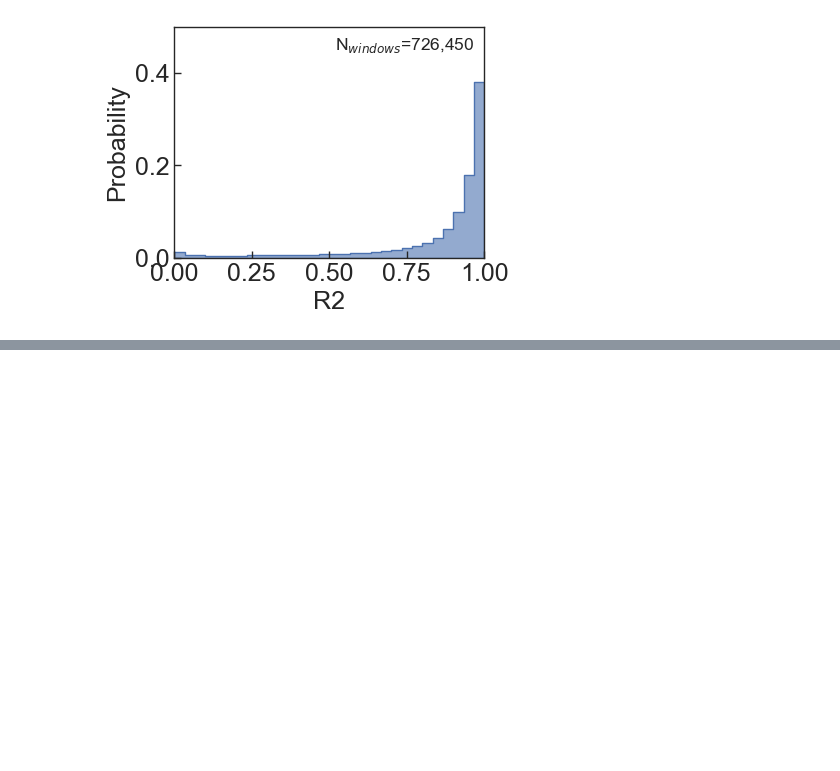
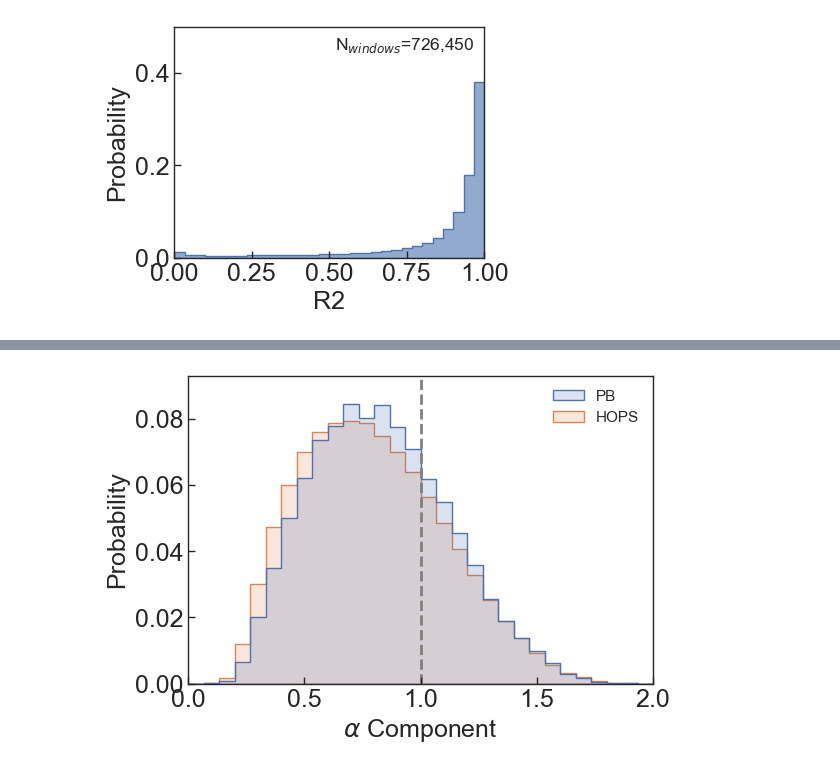
Before and after one commit to walterlab-um/Hyperosmotic_Confinement-Jump, a Jupyter notebook: plots/Running window_alpha component_plot.ipynb, the cells around one changed output, grey strips where cells are left out. Saved outputs shown, nothing was run; the diff lists cells and outputs as text; code cells hidden in the pictures; blank space fills up the shorter version.

```diff
--- a/plots/Running window_alpha component_plot.ipynb
+++ b/plots/Running window_alpha component_plot.ipynb
@@ -363,0 +397,53 @@ plt.savefig("alpha_histo.png", format="png", bbox_inches="tight", dpi=300)
+# %%
+# Load and label CSV files for each condition
+df_condition1 = load_and_label_files(csv_files_1, 'PB')
+df_condition2 = load_and_label_files(csv_files_2, 'HOPS')
+# %%
+# Combine the data from all conditions
+df_combined = pd.concat([df_condition1, df_condition2], ignore_index=True)
+# %%
+filtered_by_step_size = df_combined[df_combined['mean_step_sizes'] > mean_step_sizes_threshold]
+# %%
+final_filtered_df = filtered_by_step_size[filtered_by_step_size['R2'] > R2_threshold]
+# %%
+# Plot the probability distribution for each condition without KDE
+plt.figure(figsize=(6,4))
+ax = sns.histplot(
+    data=final_filtered_df,
+    x='alpha',
+    hue='Condition',
+    bins=30,
+    binrange = (0,2),
+    stat="probability",
+    element="step",
+    common_norm=False,
+    fill=True,
+    alpha=0.2
+)
+plt.axvline(1, ls="--", c="gray", lw=2)
+
+legend = ax.get_legend()
+legend.set_title(None)
+legend_frame = legend.get_frame()
+legend_frame.set_visible(False)
+
+plt.xlim(0, 2)
+plt.ylim(0, 0.093)
+plt.xlabel(r"$\alpha$ Component", fontsize=18)
+plt.ylabel("Probability", fontsize=18)
+plt.gca().spines[:].set_linewidth(1)
+plt.gca().tick_params(
+    axis="both",
+    which="major",
+    labelsize=18,
+    direction="in",
+    bottom=True,
+    left=True,
+    length=5,
+    width=1,
+)
+plt.gca().set_axisbelow(False)
+plt.gca().tick_params(axis="both", which="major", labelsize=18)
+plt.savefig("alpha_histo.png", format="png", bbox_inches="tight", dpi=300)
+# %% [output]
+[figure, added]
```
Also changed, not shown: parts of 5 cells of this notebook.
